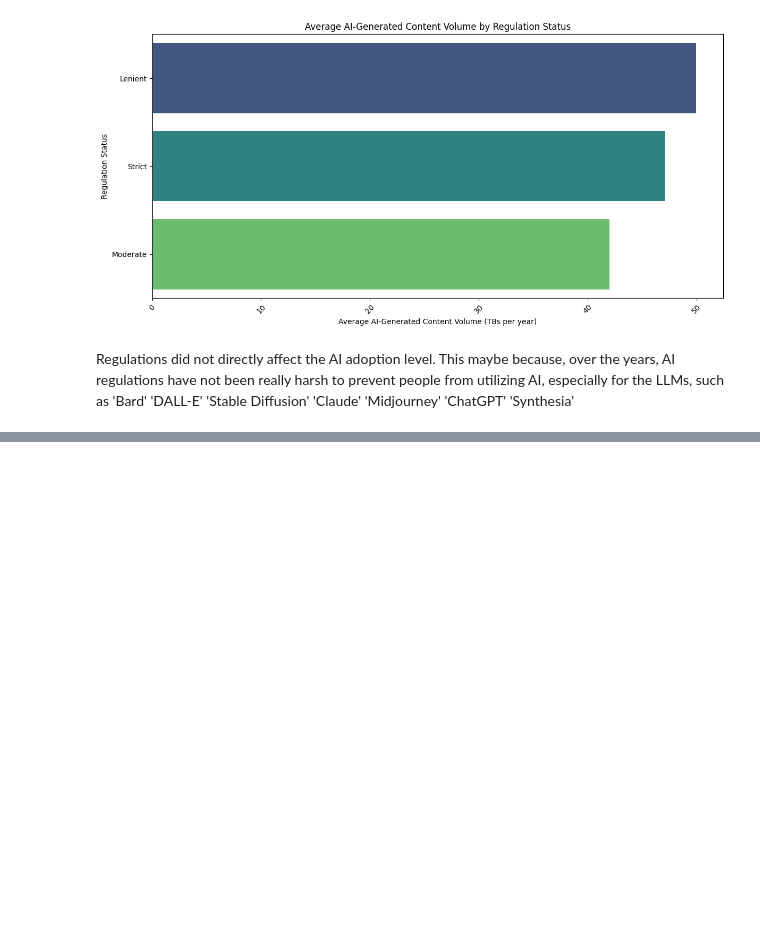
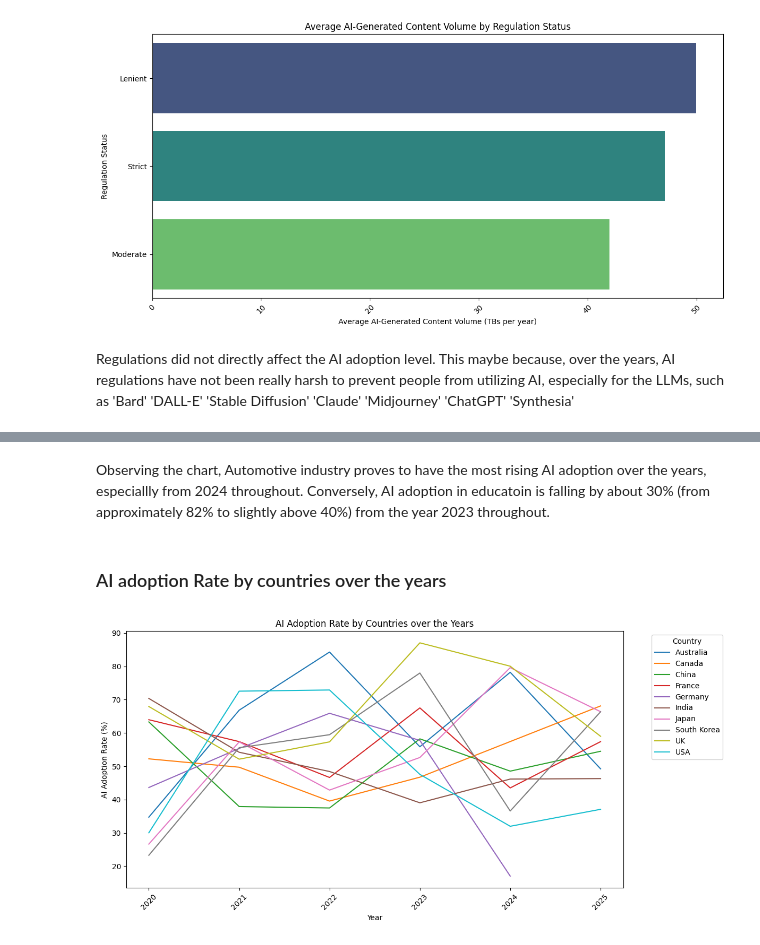
Before and after one commit to cesardushime/AI-Adoption-Job-Displacement-Analysis-2020-2025, a Jupyter notebook: ai_adoption_EDA.ipynb, the cells around one changed output, grey strips where cells are left out. Saved outputs shown, nothing was run; the diff lists cells and outputs as text; code cells hidden in the pictures; blank space fills up the shorter version.

```diff
--- a/ai_adoption_EDA.ipynb
+++ b/ai_adoption_EDA.ipynb
@@ -236,0 +239,21 @@ plt.tight_layout()
+# %% [markdown]
+Observing the chart, Automotive industry proves to have the most rising AI adoption over the years, especiallly from 2024 throughout. Conversely, AI adoption in educatoin is falling by about 30% (from approximately 82% to slightly above 40%) from the year 2023 throughout.
+# %% [markdown]
+### AI adoption Rate by countries over the years
+# %%
+# AI adoption by countries over the years
+ai_adoption_over_years = df.groupby(['Year', 'Country'])['AI Adoption Rate (%)'].mean().reset_index()
+ai_adoption_over_years = ai_adoption_over_years.sort_values(by='Year')
+
+# Plotting the AI Adoption Rate by Year and Industry
+plt.figure(figsize=(12, 6))
+sns.lineplot(x='Year', y='AI Adoption Rate (%)', hue='Country', data=ai_adoption_over_years, palette='tab10')
+plt.title('AI Adoption Rate by Countries over the Years')
+plt.xlabel('Year')
+plt.ylabel('AI Adoption Rate (%)')
+plt.xticks(rotation=45, fontsize=10)
+plt.yticks(rotation=0, fontsize=10)
+plt.legend(title='Country', bbox_to_anchor=(1.05, 1), loc='upper left')
+plt.tight_layout()
+# %% [output]
+[figure, added]
```
Also changed, not shown: parts of 5 cells of this notebook.
